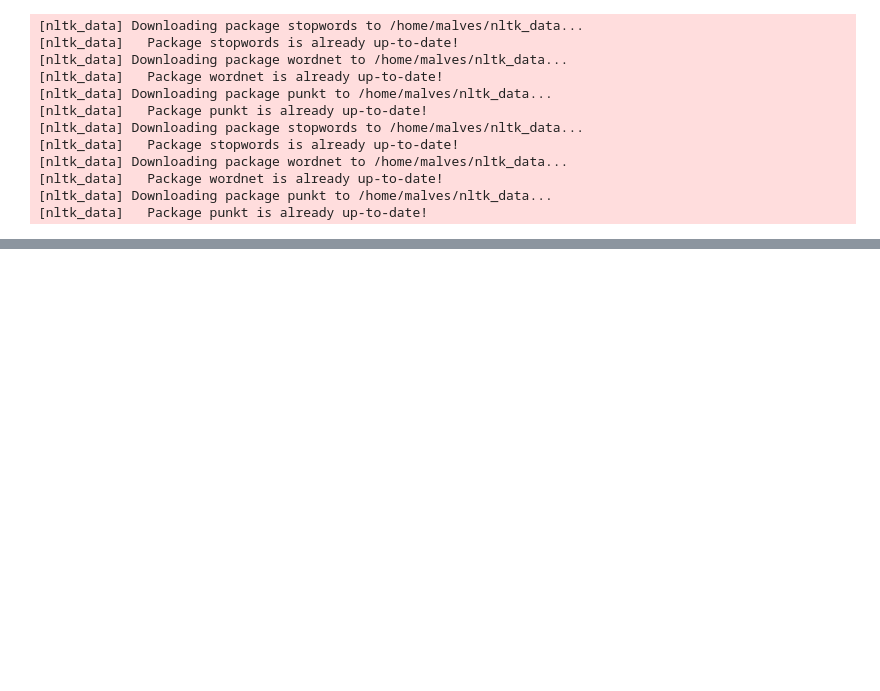
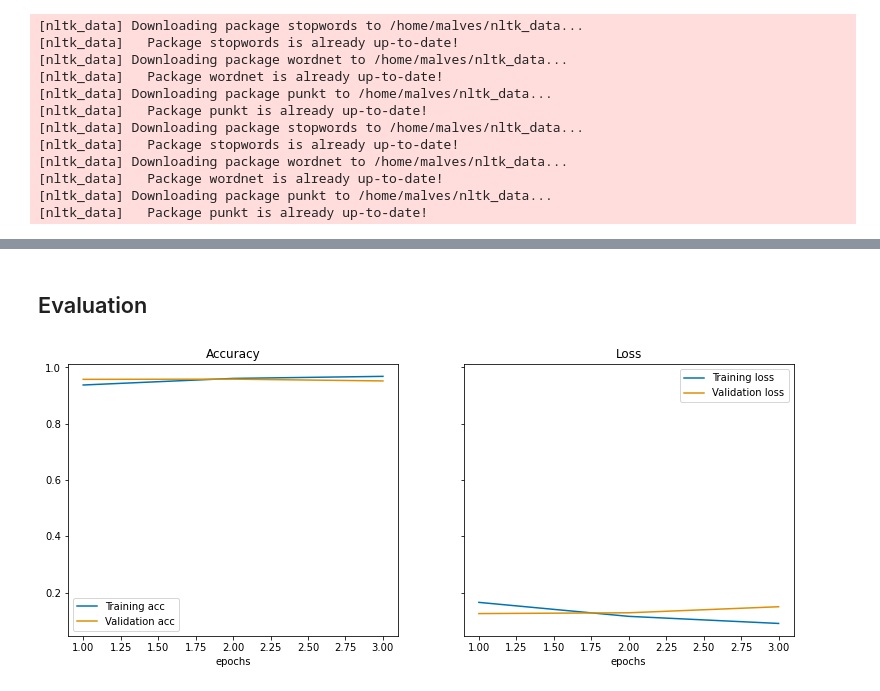
Before and after one commit to BioSystemsUM/biotmpy, a Jupyter notebook: pipelines/Gastric_Cancer.ipynb, the cells around one changed output, grey strips where cells are left out. Saved outputs shown, nothing was run; the diff lists cells and outputs as text; code cells hidden in the pictures; blank space fills up the shorter version.

```diff
--- a/pipelines/Gastric_Cancer.ipynb
+++ b/pipelines/Gastric_Cancer.ipynb
@@ -342,0 +242,2 @@ nc_df_sib.to_csv('sib/not_cancer_sib.tsv', sep='\t', index=False)
+# %%
+dl_config.tokenizer = BertTokenizer.from_pretrained('bert-base-uncased', do_lower_case=True)
@@ -342,0 +303,15 @@ nc_df_sib.to_csv('sib/not_cancer_sib.tsv', sep='\t', index=False)
+# %%
+from mlearning.dl_models import Bert_Dense_opt
+bert_name = "bert-base-uncased"
+if multiple_gpus:
+    with strategy.scope():
+        model = Bert_Dense(dl_config, learning_rate=dl_config.learning_rate,static_bert=False, bert_name_or_path=bert_name)
+        #model = Bert_FE(dl_config, learning_rate=dl_config.learning_rate, bert_name_or_path=bert_name)
+        #model = Bert_Sequence_FT(dl_config, learning_rate=dl_config.learning_rate, bert_name_or_path=bert_name)
+        #model = Bert_Sequence_FE(dl_config, learning_rate=dl_config.learning_rate, bert_name_or_path=bert_name)
+
+else:
+    model = Bert_Dense(dl_config, learning_rate=dl_config.learning_rate, static_bert=False, bert_name_or_path=bert_name)
+    #model = Bert_FE(dl_config, learning_rate=dl_config.learning_rate, bert_name_or_path=bert_name)
+    #model = Bert_Sequence_FT(dl_config, learning_rate=dl_config.learning_rate, bert_name_or_path=bert_name)
+    #model = Bert_Sequence_FE(dl_config, learning_rate=dl_config.learning_rate, bert_name_or_path=bert_name)
@@ -342,0 +341,21 @@ nc_df_sib.to_csv('sib/not_cancer_sib.tsv', sep='\t', index=False)
+# %%
+dl_config.keras_callbacks = False
+
+if dl_config.keras_callbacks:
+    dl_config.patience = 2   #early-stopping patience
+    checkpoint_path = str(dl_config.model_id_path) + '/checkpoint.hdf5'
+    keras_callbacks = [
+            EarlyStopping(monitor='val_loss', mode='min', verbose=1, patience=dl_config.patience),
+            ModelCheckpoint(checkpoint_path, monitor='val_loss', mode='min', verbose=1, save_best_only=True)
+    ]
+else:
+    keras_callbacks=None
+# %%
+history = model.fit(x_train, y_train,
+                    epochs=dl_config.epochs,
+                    batch_size=dl_config.batch_size,
+                    validation_data=(x_val, y_val),
+                    callbacks=keras_callbacks)
+
+if dl_config.keras_callbacks:
+    model.load_weights(checkpoint_path)
@@ -342,0 +380,2 @@ nc_df_sib.to_csv('sib/not_cancer_sib.tsv', sep='\t', index=False)
+# %% [markdown]
+## Evaluation
@@ -342,0 +384,8 @@ nc_df_sib.to_csv('sib/not_cancer_sib.tsv', sep='\t', index=False)
+# %%
+#print('Training Loss: %.3f' % (train_loss))
+#print('Training Accuracy: %.3f' % (dl_config.train_acc))
+
+
+plot_training_history(history_dict = history, dl_config=dl_config)
+# %% [output]
+[figure, added]
```
Also changed, not shown: parts of 42 cells of this notebook, 8 other files.
